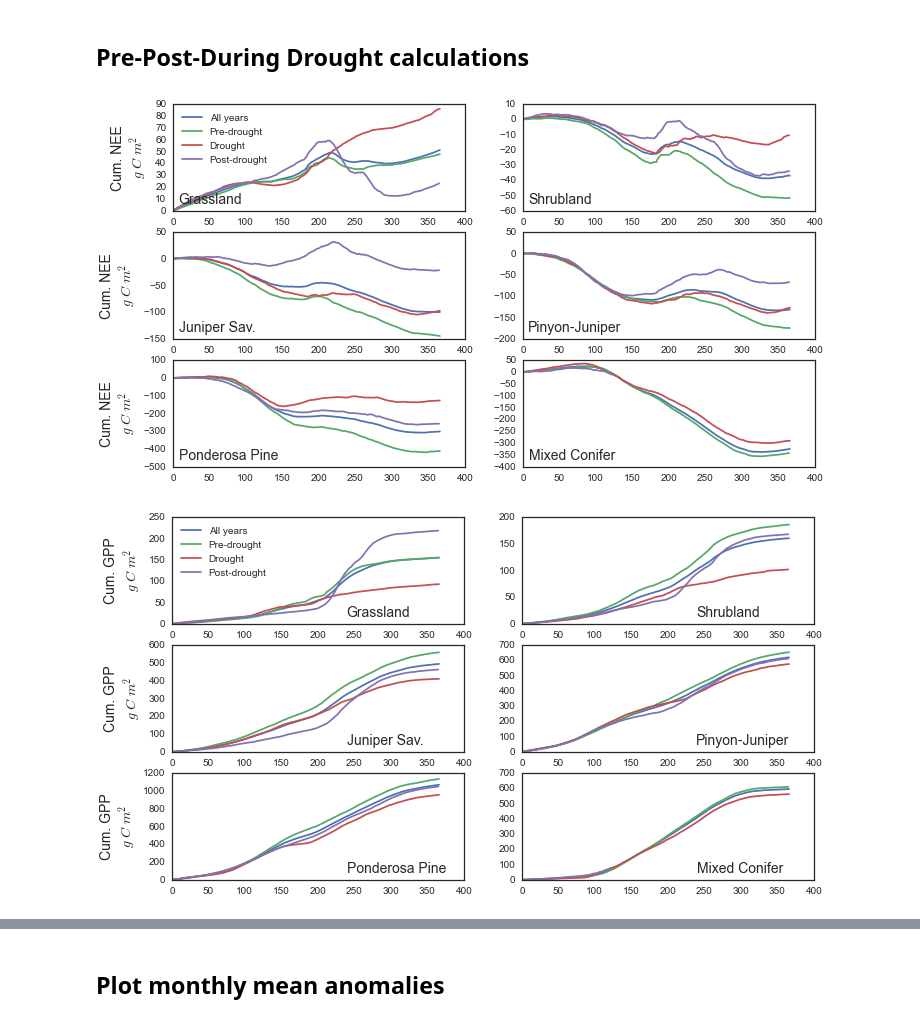
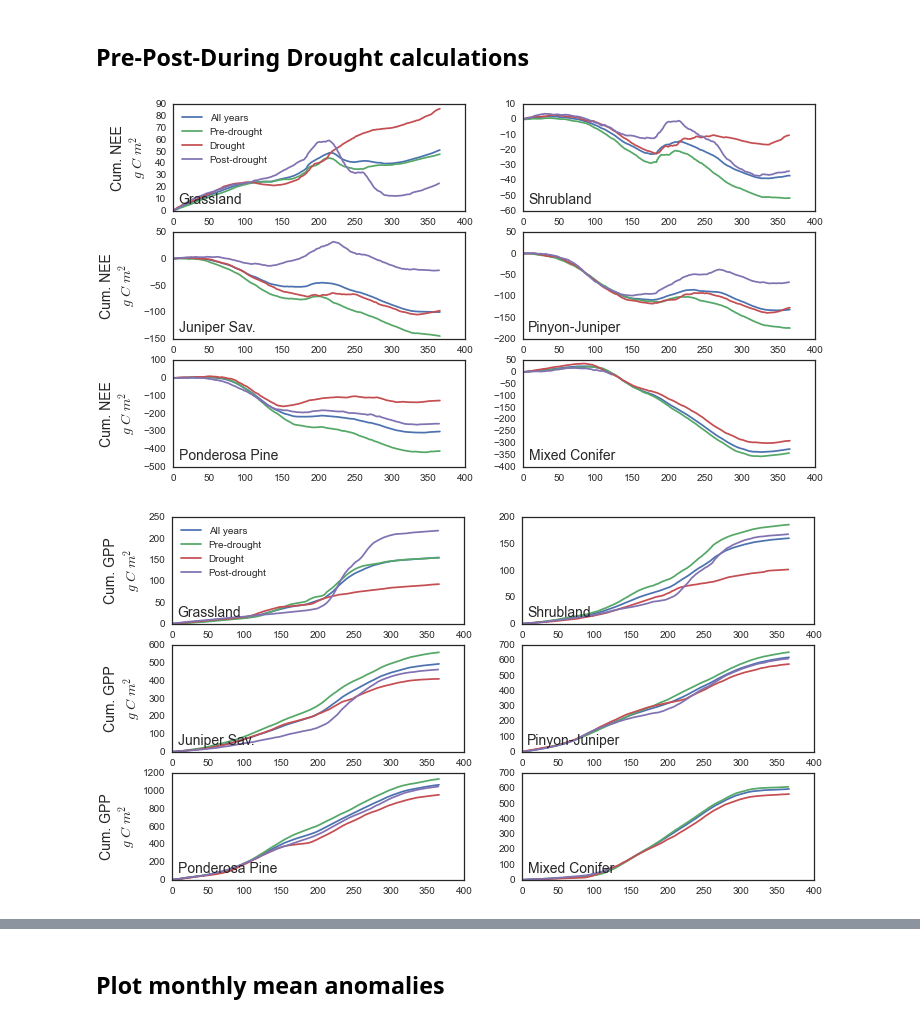
Before and after one commit to gremau/NMEG_miscellany, a Jupyter notebook: multiyear_means_and_anomaly.ipynb, the cells around one changed output, grey strips where cells are left out. Drawn from its saved outputs; the diff is of its cells as text; code cells hidden in the pictures.

Commit message:
Minor cleanup and plotting function consolidation.

```diff
--- a/multiyear_means_and_anomaly.ipynb
+++ b/multiyear_means_and_anomaly.ipynb
@@ -519,58 +538,31 @@ reco_t
 # %% [markdown]
 ## Pre-Post-During Drought calculations
 # %%
-fig = plt.figure(figsize=( 11.5, 6.5 ), dpi=150, facecolor='w', edgecolor='k')
-ax = list();
-for i, site in enumerate(sites):
-    ax.append(fig.add_subplot(3, 2, i+1))
-    plt.plot( fc_clim[site].index,  np.cumsum(fc_clim[site].allyr_mean))
-    plt.plot( fc_clim[site].index,  np.cumsum(fc_clim[site].predrght_mean))
-    plt.plot( fc_clim[site].index,  np.cumsum(fc_clim[site].drght_mean))
-    plt.plot( fc_clim[site].index,  np.cumsum(fc_clim[site].postdrght_mean))
+def plot_cumulative_drought( clim, fig, label ):
+    ax = list();
+    for i, site in enumerate(sites):
+        ax.append(fig.add_subplot(3, 2, i+1))
+        plt.plot( clim[site].index,  np.cumsum(clim[site].allyr_mean))
+        plt.plot( clim[site].index,  np.cumsum(clim[site].predrght_mean))
+        plt.plot( clim[site].index,  np.cumsum(clim[site].drght_mean))
+        plt.plot( clim[site].index,  np.cumsum(clim[site].postdrght_mean))
 
-    #plt.xlim( xlims )
-    plt.text( .02, .07, nmeg_names[i], size=14, transform=ax[i].transAxes )
-    if i==0:
-        plt.legend(['All years', 'Pre-drought', 'Drought','Post-drought'], 'upper left')
+        #plt.xlim( xlims )
+        plt.text( .02, .07, nmeg_names[i], size=14, transform=ax[i].transAxes )
+        if i==0:
+            plt.legend(['All years', 'Pre-drought', 'Drought','Post-drought'], 'upper left')
 
-for i in (0, 2, 4):
-        ax[i].set_ylabel('Cum. NEE\n$g\ C\ m^2$', fontsize=14)
+    for i in (0, 2, 4):
+            ax[i].set_ylabel('Cum. {0}\n$g\ C\ m^2$'.format(label), fontsize=14)
 
-# GPP
-fig = plt.figure(figsize=( 11.5, 6.5 ), dpi=150, facecolor='w', edgecolor='k')
-ax = list();
-for i, site in enumerate(sites):
-    ax.append(fig.add_subplot(3, 2, i+1))
-    plt.plot( gpp_clim[site].index,  np.cumsum(gpp_clim[site].allyr_mean))
-    plt.plot( gpp_clim[site].index,  np.cumsum(gpp_clim[site].predrght_mean))
-    plt.plot( gpp_clim[site].index,  np.cumsum(gpp_clim[site].drght_mean))
-    plt.plot( gpp_clim[site].index,  np.cumsum(gpp_clim[site].postdrght_mean))
+figX = plt.figure(figsize=( 11.5, 6.5 ), dpi=150, facecolor='w', edgecolor='k')
+plot_cumulative_drought( fc_clim, figX, 'NEE' )
 
-    #plt.xlim( xlims )
-    plt.text( .6, .07, nmeg_names[i], size=14, transform=ax[i].transAxes )
-    if i==0:
-        plt.legend(['All years', 'Pre-drought', 'Drought','Post-drought'], 'upper left')
+figY = plt.figure(figsize=( 11.5, 6.5 ), dpi=150, facecolor='w', edgecolor='k')
+plot_cumulative_drought( gpp_clim, figY, 'GPP' )
 
-for i in (0, 2, 4):
-        ax[i].set_ylabel('Cum. GPP\n$g\ C\ m^2$', fontsize=14)
-
-#RECO
-fig = plt.figure(figsize=( 11.5, 6.5 ), dpi=150, facecolor='w', edgecolor='k')
-ax = list();
-for i, site in enumerate(sites):
-    ax.append(fig.add_subplot(3, 2, i+1))
-    plt.plot( re_clim[site].index,  np.cumsum(re_clim[site].allyr_mean))
-    plt.plot( re_clim[site].index,  np.cumsum(re_clim[site].predrght_mean))
-    plt.plot( re_clim[site].index,  np.cumsum(re_clim[site].drght_mean))
-    plt.plot( re_clim[site].index,  np.cumsum(re_clim[site].postdrght_mean))
-
-    #plt.xlim( xlims )
-    plt.text( .6, .07, nmeg_names[i], size=14, transform=ax[i].transAxes )
-    if i==0:
-        plt.legend(['All years', 'Pre-drought', 'Drought','Post-drought'], loc='upper left')
-
-for i in (0, 2, 4):
-        ax[i].set_ylabel('Cum. RECO\n$g\ C\ m^2$', fontsize=14)
+figZ = plt.figure(figsize=( 11.5, 6.5 ), dpi=150, facecolor='w', edgecolor='k')
+plot_cumulative_drought( re_clim, figZ, 'RECO' )
 # %% [output]
 [figure]
-[figure, old version]
+[figure, new version]
```
Also changed, not shown: parts of 5 cells of this notebook.
